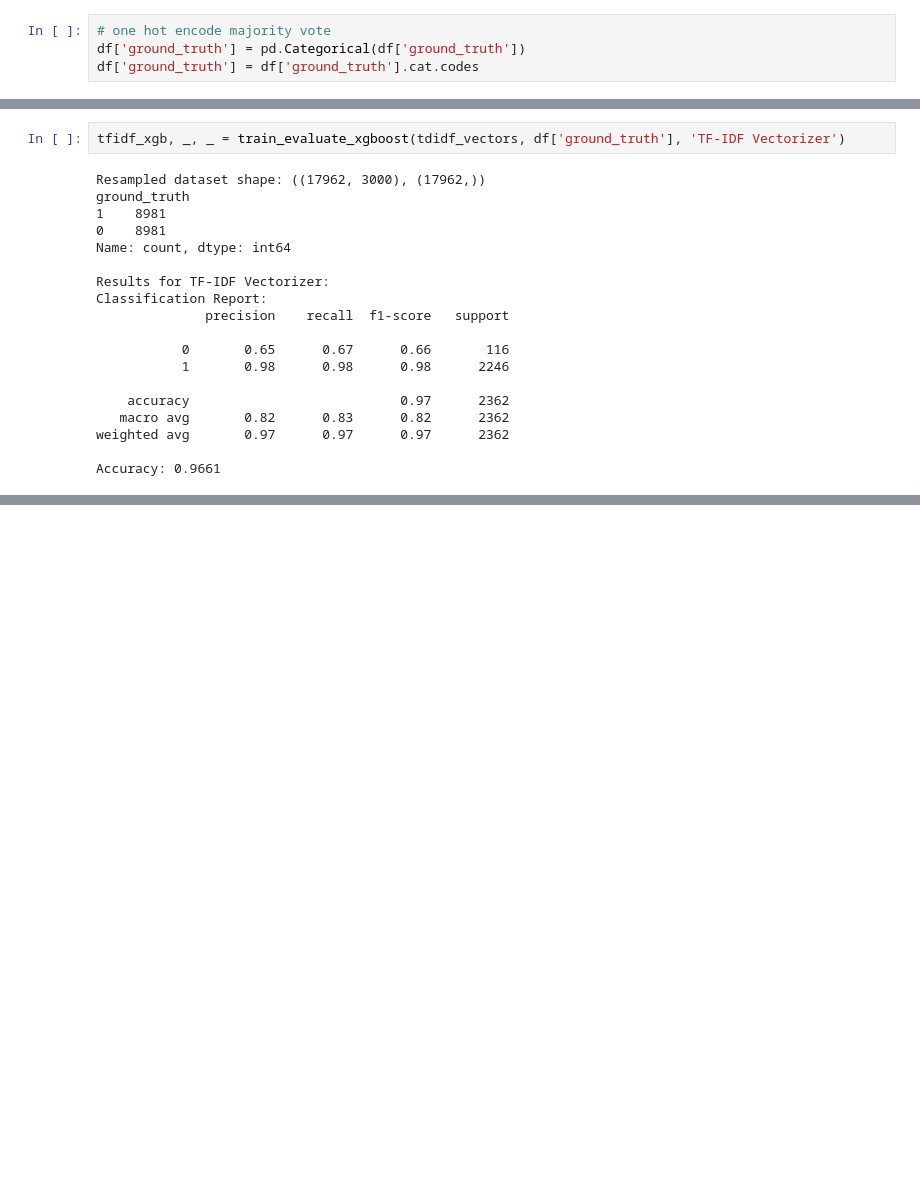
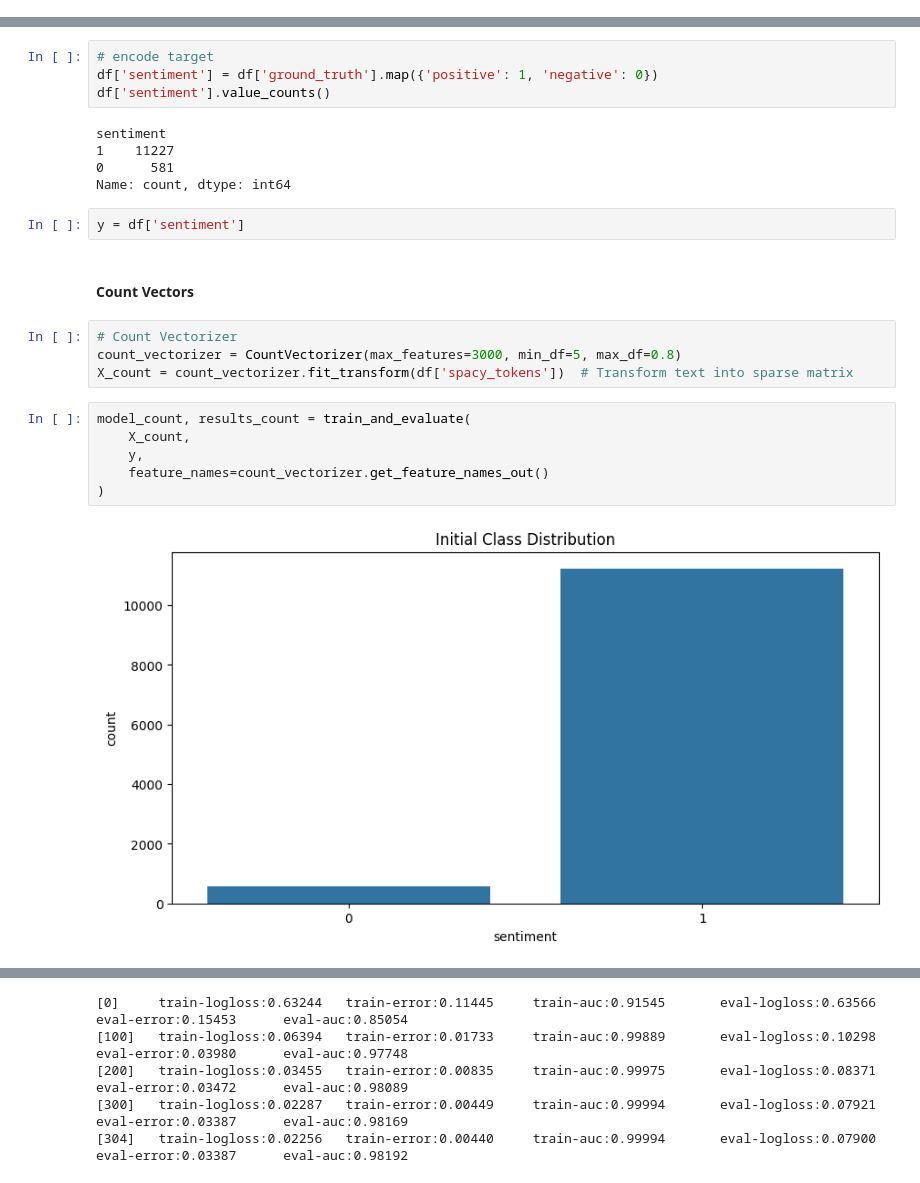
Before and after one commit to NotMishaal/TripAdvisor-Review-CW, a Jupyter notebook: task_4/XGBoost.ipynb, the cells around one changed output, grey strips where cells are left out. Cells and saved outputs as stored; diff of their text form; blank space fills up the shorter version.

```diff
--- a/task_4/XGBoost.ipynb
+++ b/task_4/XGBoost.ipynb
@@ -35,4 +281,0 @@ tdidf_vectors
-# %%
-# one hot encode majority vote
-df['ground_truth'] = pd.Categorical(df['ground_truth'])
-df['ground_truth'] = df['ground_truth'].cat.codes
@@ -163,21 +282,25 @@ Accuracy: 0.9640
-# %%
-tfidf_xgb, _, _ = train_evaluate_xgboost(tdidf_vectors, df['ground_truth'], 'TF-IDF Vectorizer')
-# %% [output]
-Resampled dataset shape: ((17962, 3000), (17962,))
-ground_truth
-1    8981
-0    8981
-Name: count, dtype: int64
-
-Results for TF-IDF Vectorizer:
-Classification Report:
-              precision    recall  f1-score   support
-
-           0       0.65      0.67      0.66       116
-           1       0.98      0.98      0.98      2246
-
-    accuracy                           0.97      2362
-   macro avg       0.82      0.83      0.82      2362
-weighted avg       0.97      0.97      0.97      2362
-
-Accuracy: 0.9661
+# %%
+# encode target
+df['sentiment'] = df['ground_truth'].map({'positive': 1, 'negative': 0})
+df['sentiment'].value_counts()
+# %% [output]
+sentiment
+1    11227
+0      581
+Name: count, dtype: int64
+# %%
+y = df['sentiment']
+# %% [markdown]
+#### Count Vectors
+# %%
+# Count Vectorizer
+count_vectorizer = CountVectorizer(max_features=3000, min_df=5, max_df=0.8)
+X_count = count_vectorizer.fit_transform(df['spacy_tokens'])  # Transform text into sparse matrix
+# %%
+model_count, results_count = train_and_evaluate(
+    X_count,
+    y,
+    feature_names=count_vectorizer.get_feature_names_out()
+)
+# %% [output]
+[figure, added]
@@ -183,0 +308,5 @@ Accuracy: 0.9661
+[0]     train-logloss:0.63244   train-error:0.11445     train-auc:0.91545       eval-logloss:0.63566    eval-error:0.15453      eval-auc:0.85054
+[100]   train-logloss:0.06394   train-error:0.01733     train-auc:0.99889       eval-logloss:0.10298    eval-error:0.03980      eval-auc:0.97748
+[200]   train-logloss:0.03455   train-error:0.00835     train-auc:0.99975       eval-logloss:0.08371    eval-error:0.03472      eval-auc:0.98089
+[300]   train-logloss:0.02287   train-error:0.00449     train-auc:0.99994       eval-logloss:0.07921    eval-error:0.03387      eval-auc:0.98169
+[304]   train-logloss:0.02256   train-error:0.00440     train-auc:0.99994       eval-logloss:0.07900    eval-error:0.03387      eval-auc:0.98192
```
Also changed, not shown: parts of 30 cells of this notebook.
